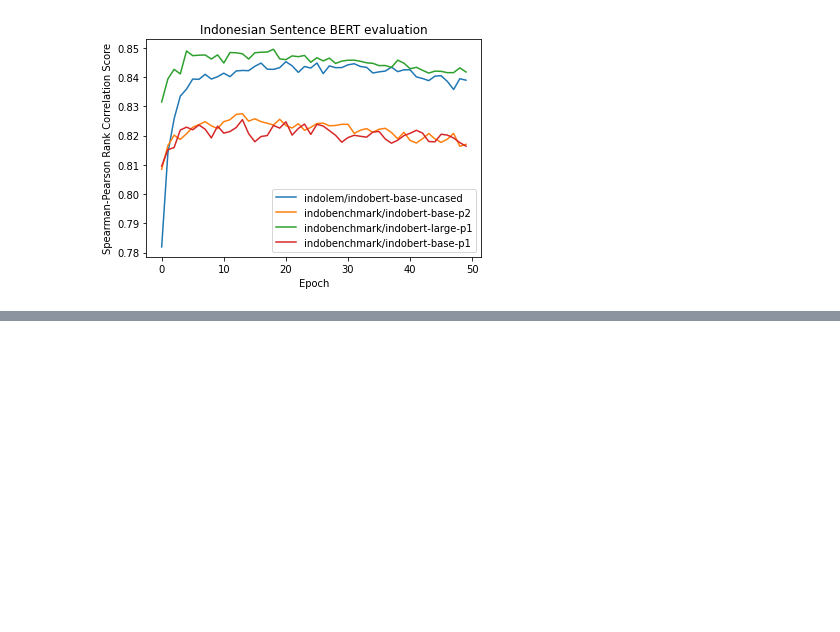
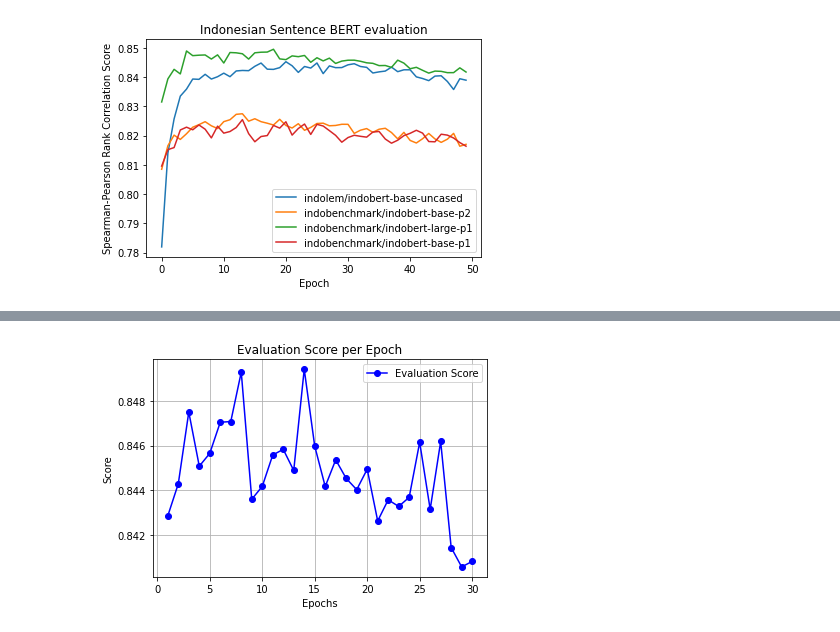
Before and after one commit to chilldenaya/refresh-bert, a Jupyter notebook: scripts/train_sbert.ipynb, the cells around one changed output, grey strips where cells are left out. Saved outputs shown, nothing was run; the diff lists cells and outputs as text; code cells hidden in the pictures; blank space fills up the shorter version.

Commit message:
make new sbert model

```diff
--- a/scripts/train_sbert.ipynb
+++ b/scripts/train_sbert.ipynb
@@ -296,17 +292,17 @@ from torch.utils.data import DataLoader
 import matplotlib.pyplot as plt
 from datetime import datetime
 
-word_embedding_model = models.Transformer("indobenchmark/indobert-lite-large-p1", max_seq_length=256)
+word_embedding_model = models.Transformer('indobenchmark/indobert-large-p1', max_seq_length=256)
 pooling_model = models.Pooling(word_embedding_model.get_word_embedding_dimension(), pooling_mode="mean")
 dense_model = models.Dense(in_features=pooling_model.get_sentence_embedding_dimension(), out_features=256, activation_function=nn.Tanh())
 
-model = SentenceTransformer(modules=[word_embedding_model, pooling_model, dense_model], device='cuda')
+model = SentenceTransformer(modules=[word_embedding_model, pooling_model, dense_model], device='cuda:2')
 
 train_examples = []
 for i, row in df_train.iterrows():
     train_examples.append(InputExample(texts=[row["text1_id"], row["text2_id"]], label=row["score"]))
 
-train_dataloader = DataLoader(train_examples, shuffle=True, batch_size=16)
+train_dataloader = DataLoader(train_examples, shuffle=True, batch_size=8)
 train_loss = losses.CosineSimilarityLoss(model)
 
 test_examples = []
@@ -317,11 +313,14 @@ evaluator = EmbeddingSimilarityEvaluator.from_input_examples(test_examples)
 evaluation_scores = []
 
 start = datetime.now()
-for epoch in range(50):
+for epoch in range(30):
     model.fit(train_objectives=[(train_dataloader, train_loss)], epochs=1, warmup_steps=100, evaluator=evaluator)
     evaluation_score = model.evaluate(evaluator)
     evaluation_scores.append(evaluation_score)
     print(f"epoch {epoch + 1} elapsed time: {datetime.now() - start}")
+
+    model.save(f"/home/jupyter-23521027/refresh-bert/data/sbert/indobert-large-p1_dense_trained-epoch{epoch+1}", model_name=f"indobert-large-p1_dense_trained-epoch{epoch+1}")
+
 end = datetime.now()
 print("total elapsed time: ", end - start)
 
@@ -331,5 +330,6 @@ plt.xlabel('Epochs')
 plt.ylabel('Score')
 plt.title('Evaluation Score per Epoch')
 plt.legend()
+plt.grid(True)
 plt.show()
 # %% [output]
@@ -339,0 +349,10 @@ print(base_p1_score)
+# %%
+plt.plot(epochs, evaluation_scores, 'b', label='Evaluation Score', marker='o', linestyle='-')
+plt.xlabel('Epochs')
+plt.ylabel('Score')
+plt.title('Evaluation Score per Epoch')
+plt.legend()
+plt.grid(True)
+plt.show()
+# %% [output]
+[figure, added]
```
Also changed, not shown: parts of 5 cells of this notebook, 1 other file.
